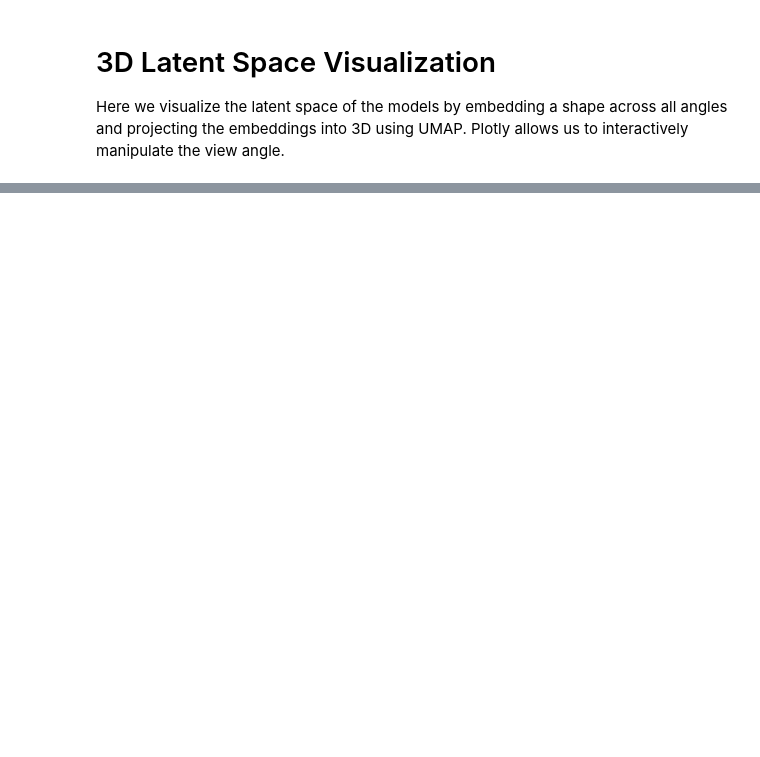
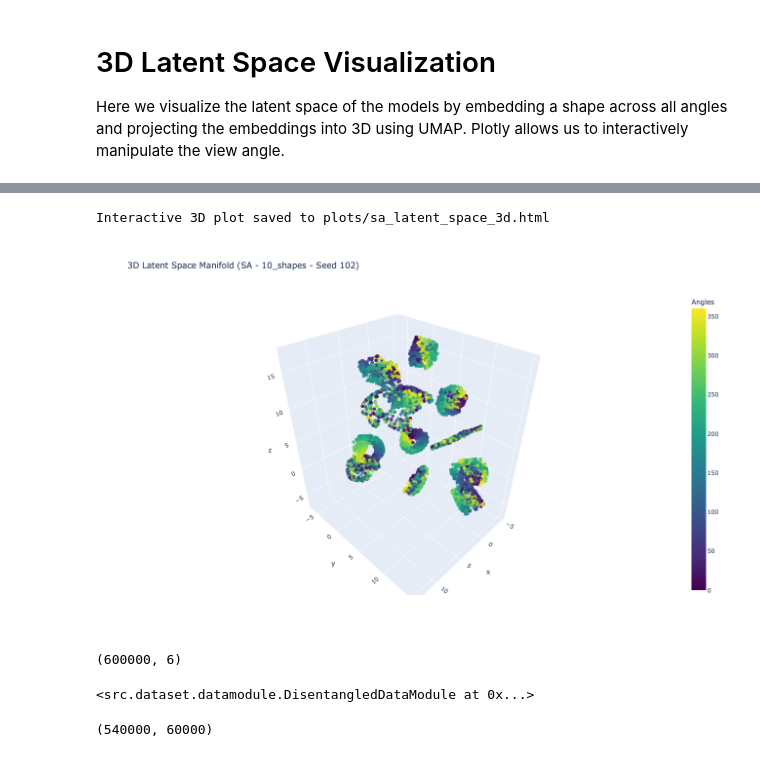
Before and after one commit to miltonllera/ocdm, a Jupyter notebook: notebooks/explore_generalization.ipynb, the cells around one changed output, grey strips where cells are left out. Drawn from its saved outputs; the diff is of its cells as text; code cells hidden in the pictures; blank space fills up the shorter version.

```diff
--- a/notebooks/explore_generalization.ipynb
+++ b/notebooks/explore_generalization.ipynb
@@ -301,0 +312,33 @@ if fig is not None:
+# %%
+gt_vars = dataset.factor_values[:, 3]
+fig = plot_umap(proj, gt_vars, 'Angles')
+fig.show()
+fig.write_html("plots/sa1_latent_space_3d-angles.html")
+# %% [output]
+Interactive 3D plot saved to plots/sa_latent_space_3d.html
+[figure, added]
+# %%
+from src.dataset.datamodule import DisentangledDataModule
+
+held_out_filter = build_filter(Pentominos, shape_filters['10_shapes'])
+data_filter = lambda *args: ~held_out_filter(*args)
+
+mask = data_filter(dataset.factor_values)
+dataset.factor_values[mask].shape
+# %% [output]
+(600000, 6)
+# %%
+datamodule = DisentangledDataModule(
+    Pentominos,
+    path='data/datasets/pentominos',
+    prediction_type='unsupervised',
+    seed=seed,
+    held_out_filter=build_filter(Pentominos, shape_filters['10_shapes'])
+)
+datamodule.setup('fit')
+# %% [output]
+<src.dataset.datamodule.DisentangledDataModule at 0x...>
+# %%
+len(datamodule.train_dataset), len(datamodule.val_dataset)
+# %% [output]
+(540000, 60000)
```
Also changed, not shown: parts of 4 cells of this notebook.
